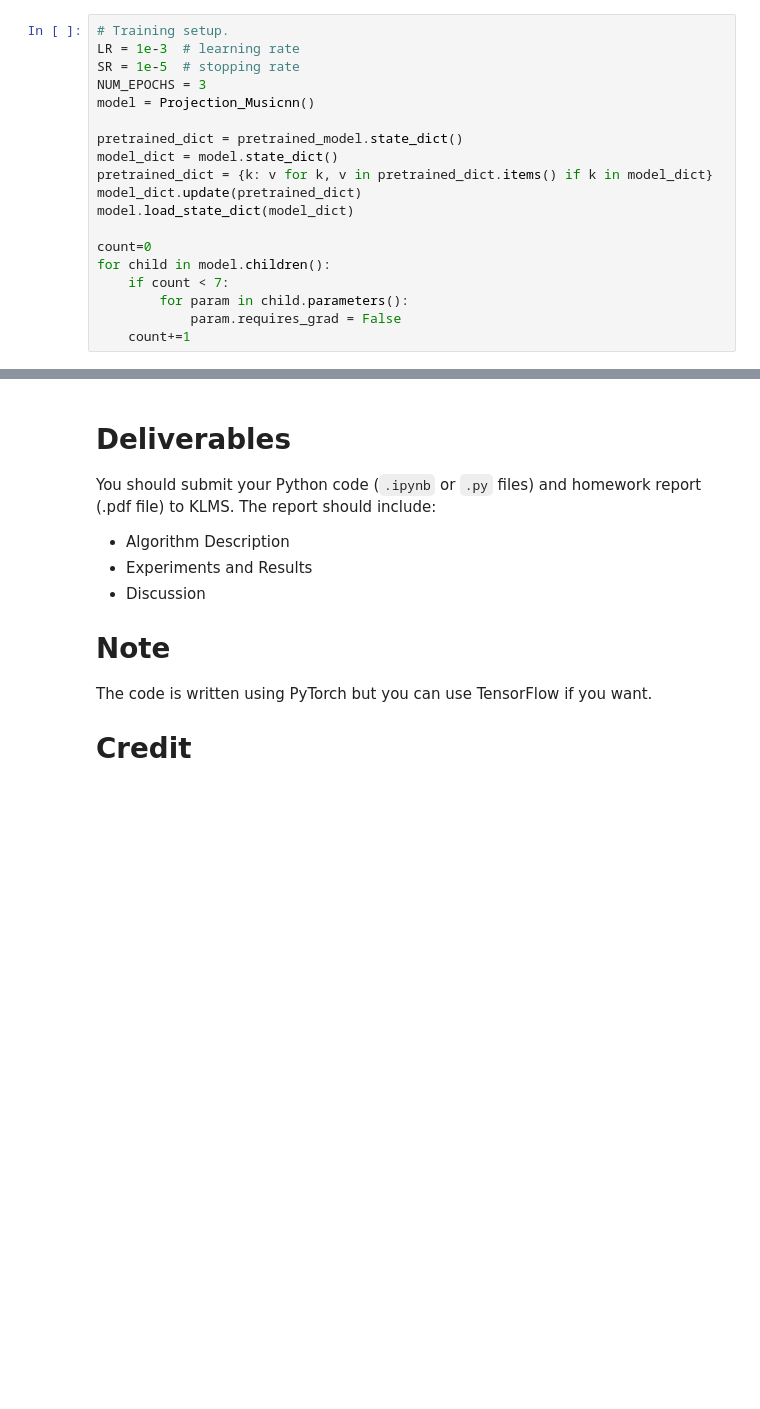
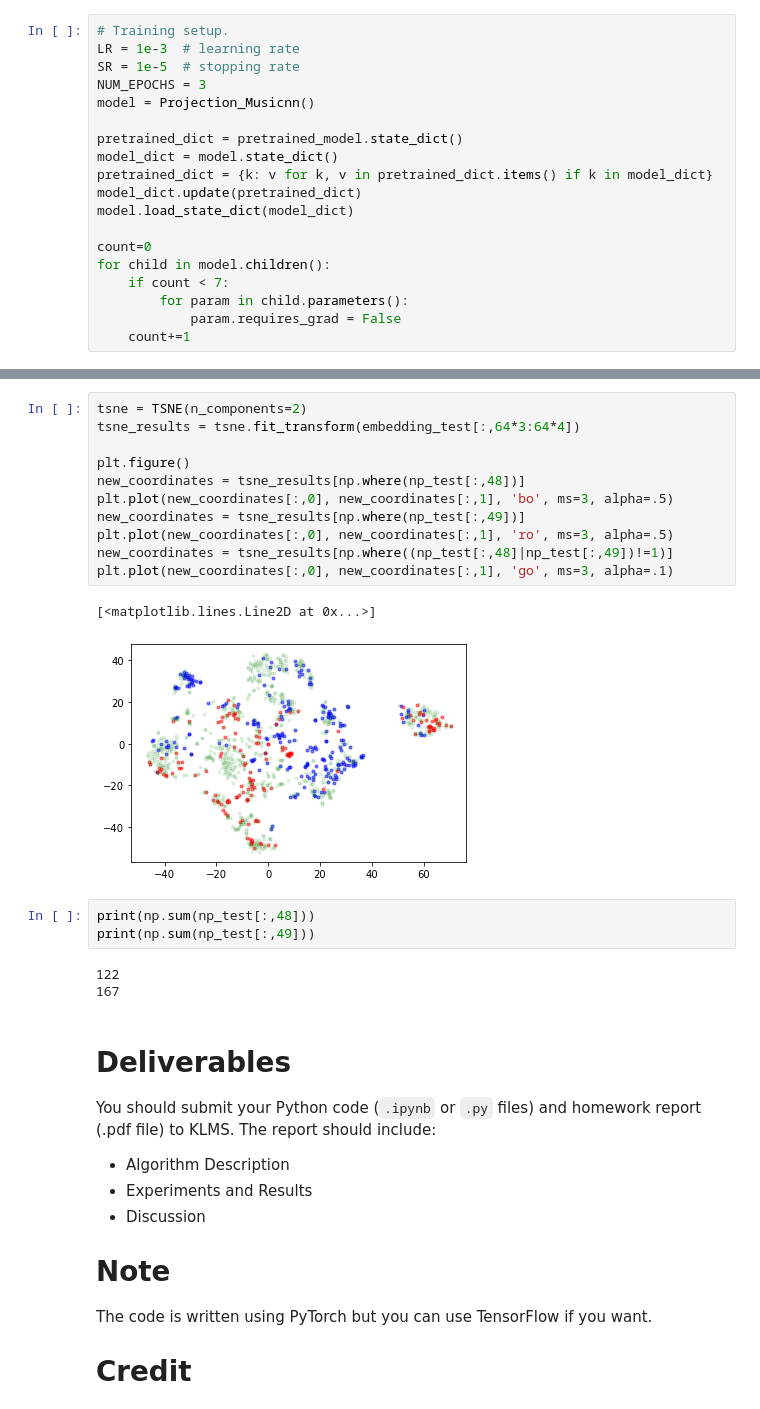
Before and after one commit to jhkang0408/GCT634-Musical-Applications-of-ML, a Jupyter notebook: Assignment2/GCT634_AI613_(Fall_2021)_HW_2_Colab_Notebook.ipynb, the cells around one changed output, grey strips where cells are left out. Saved outputs shown, nothing was run; the diff lists cells and outputs as text; blank space fills up the shorter version.

```diff
--- a/Assignment2/GCT634_AI613_(Fall_2021)_HW_2_Colab_Notebook.ipynb
+++ b/Assignment2/GCT634_AI613_(Fall_2021)_HW_2_Colab_Notebook.ipynb
@@ -1616,3 +1639,23 @@ multilabel_recall
+# %%
+tsne = TSNE(n_components=2)
+tsne_results = tsne.fit_transform(embedding_test[:,64*3:64*4])
+
+plt.figure()
+new_coordinates = tsne_results[np.where(np_test[:,48])]
+plt.plot(new_coordinates[:,0], new_coordinates[:,1], 'bo', ms=3, alpha=.5)
+new_coordinates = tsne_results[np.where(np_test[:,49])]
+plt.plot(new_coordinates[:,0], new_coordinates[:,1], 'ro', ms=3, alpha=.5)
+new_coordinates = tsne_results[np.where((np_test[:,48]|np_test[:,49])!=1)]
+plt.plot(new_coordinates[:,0], new_coordinates[:,1], 'go', ms=3, alpha=.1)
+# %% [output]
+[<matplotlib.lines.Line2D at 0x...>]
+[figure, added]
+# %%
+print(np.sum(np_test[:,48]))
+print(np.sum(np_test[:,49]))
+# %% [output]
+122
+167
 # %% [markdown]
 
 # Deliverables
```
Also changed, not shown: parts of 36 cells of this notebook, 1 other file.
